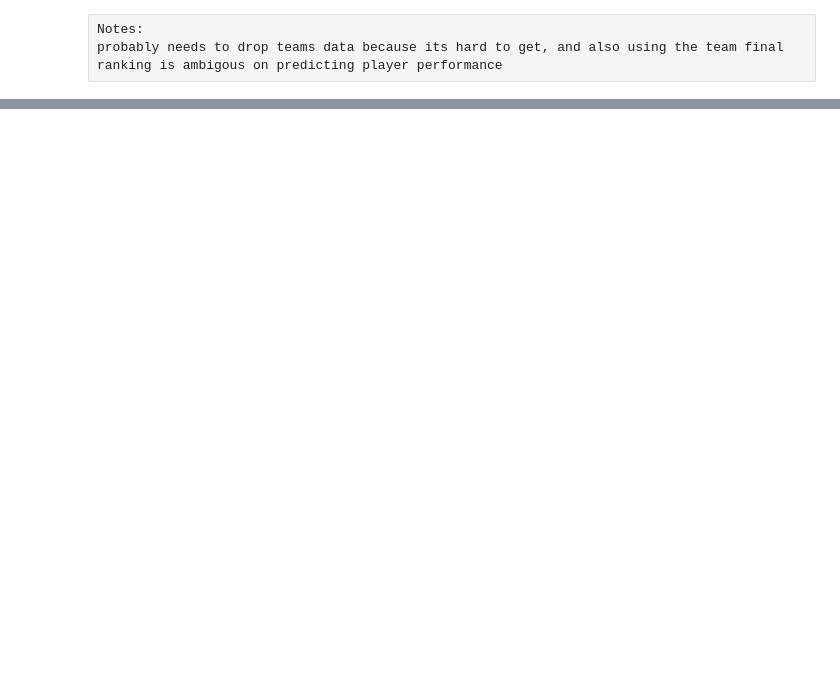
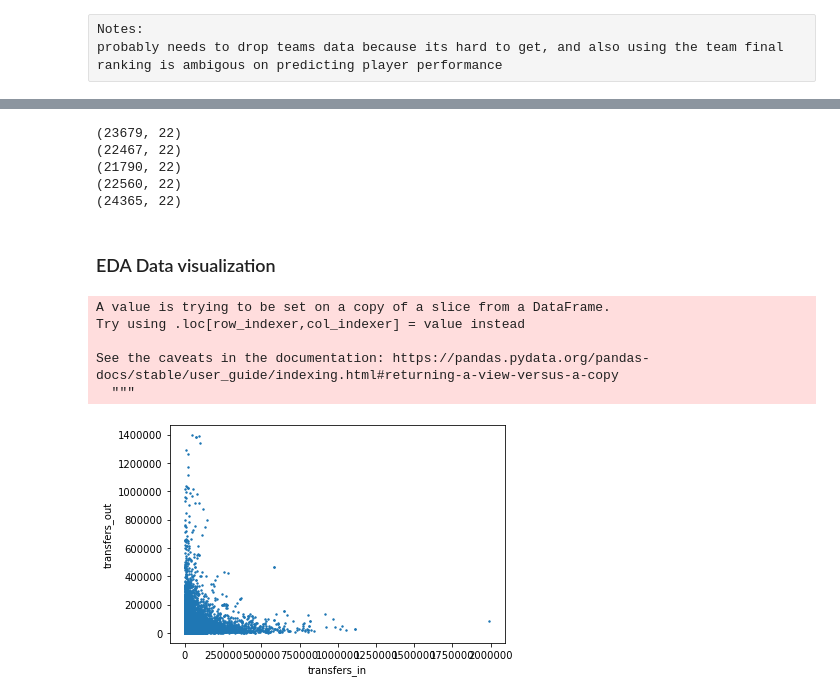
Before and after one commit to yying1/Py_personal, a Jupyter notebook: fpl/FPL_Data_Project.ipynb, the cells around one changed output, grey strips where cells are left out. Saved outputs shown, nothing was run; the diff lists cells and outputs as text; code cells hidden in the pictures; blank space fills up the shorter version.

```diff
--- a/fpl/FPL_Data_Project.ipynb
+++ b/fpl/FPL_Data_Project.ipynb
@@ -23,0 +41,10 @@ data_sources
+# %%
+#read all players data and merge
+df_p_all = pd.DataFrame(columns  = ['season','id','chance_of_playing_next_round', 'chance_of_playing_this_round', 'element_type'])
+for s in seasons:
+    pf_name = s+"_"+"players_raw.csv"
+    df_p = pd.read_csv(pf_name, header = 0,delimiter = ",",encoding = "ISO-8859-1")
+    df_p = df_p[['id','chance_of_playing_next_round', 'chance_of_playing_this_round', 'element_type']]
+    df_p['season'] = s
+    print(df_p.shape)
+    df_p_all = df_p_all.append(df_p,ignore_index=True)
@@ -25,0 +57,15 @@ data_sources
+# %%
+df_gw_all = pd.DataFrame(columns  = ['season','GW', 'element', 'name', 'minutes', 'value', 'selected', 'transfers_balance', 'transfers_in', 'transfers_out', 'bonus', 'total_points', 'influence', 'creativity', 'threat', 'ict_index', 'red_cards', 'yellow_cards', 'assists', 'goals_scored', 'clean_sheets', 'was_home'])
+for s in seasons:
+    pf_name = s+"_"+"merged_gw.csv"
+    df_gw = pd.read_csv(pf_name, header = 0,delimiter = ",",encoding = "ISO-8859-1")
+    df_gw = df_gw[['GW', 'element', 'name', 'minutes', 'value', 'selected', 'transfers_balance', 'transfers_in', 'transfers_out', 'bonus', 'total_points', 'influence', 'creativity', 'threat', 'ict_index', 'red_cards', 'yellow_cards', 'assists', 'goals_scored', 'clean_sheets', 'was_home']]
+    df_gw['season'] = s
+    print(df_gw.shape)
+    df_gw_all = df_gw_all.append(df_gw,ignore_index=True)
+# %% [output]
+(23679, 22)
+(22467, 22)
+(21790, 22)
+(22560, 22)
+(24365, 22)
@@ -25,0 +81,10 @@ data_sources
+# %%
+bins = [0,10,20,30,40,50,60,70,80,90]
+df_gw_all['minutes_binned']= pd.cut(df_gw_all['minutes'],bins)
+df_gw_all["minutes_binned"].value_counts(normalize= True,sort = False)
+# %%
+bins = [0,500,1000,5000,10000,50000,100000,5000000]
+df_gw_all['selected_binned']= pd.cut(df_gw_all['selected'],bins)
+df_gw_all["selected_binned"].value_counts(normalize= True,sort = False)
+# %% [markdown]
+### EDA Data visualization
@@ -25,0 +108,19 @@ data_sources
+# %%
+# transfer-in & out across all seasons
+transfer_all = df_gw_all[[ 'transfers_in', 'transfers_out']]
+for c in transfer_all.columns:
+    transfer_all[c] = transfer_all[c].astype('int')
+fig, ax = plt.subplots()
+ax.ticklabel_format(useOffset=False,style='plain')
+plt.scatter(transfer_all['transfers_in'], transfer_all['transfers_out'],s=2)
+plt.xlabel('transfers_in')
+plt.ylabel('transfers_out')
+plt.savefig("transfer_scatter.png")
+plt.show()
+# %% [output]
+A value is trying to be set on a copy of a slice from a DataFrame.
+Try using .loc[row_indexer,col_indexer] = value instead
+
+See the caveats in the documentation: https://pandas.pydata.org/pandas-docs/stable/user_guide/indexing.html#returning-a-view-versus-a-copy
+  """
+[figure, added]
```
Also changed, not shown: parts of 19 cells of this notebook, 15 other files.
